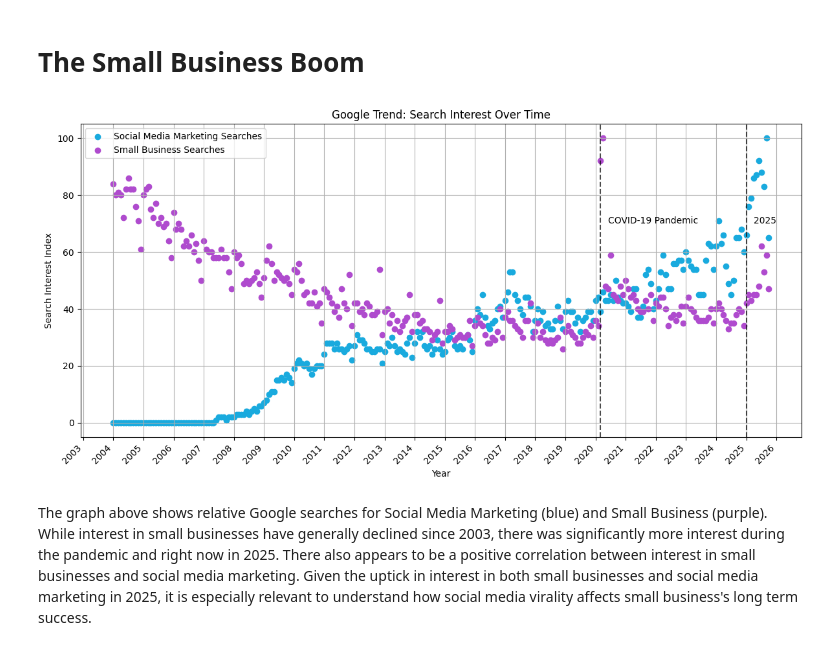
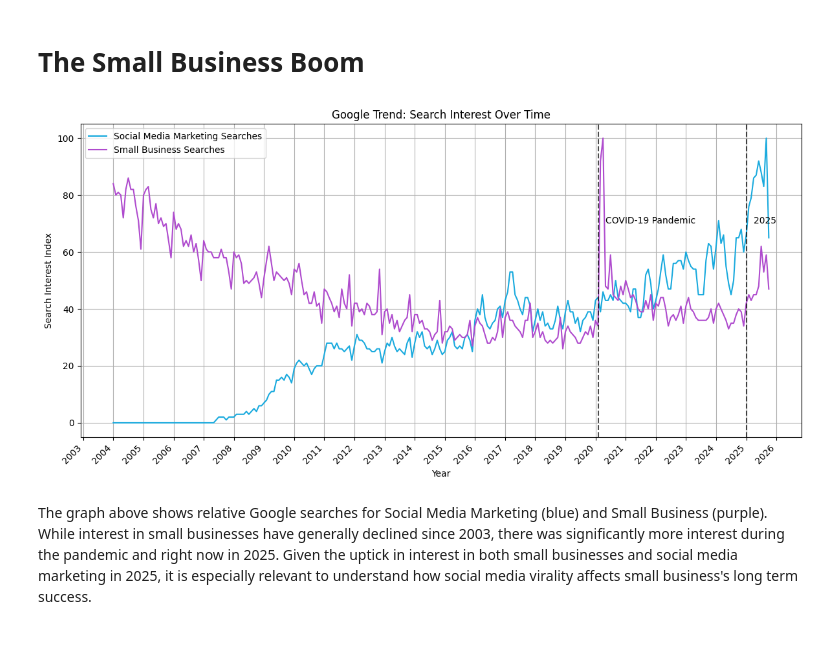
Before and after one commit to rladia/The-Small-Business-Boom, a Jupyter notebook: InitialDataCleaning.ipynb, the cells around one changed output. Cells and saved outputs as stored; diff of their text form; code cells hidden in the pictures.

```diff
--- a/InitialDataCleaning.ipynb
+++ b/InitialDataCleaning.ipynb
@@ -26,42 +29,38 @@ sm_df['Month'] = pd.to_datetime(sm_df['Month'])
 # %%
 # Plot both relationships on the same graph
 plt.figure(figsize=(12,6))
-plt.scatter(sm_df['Month'], sm_df['social media marketing: (United States)'], color='#19AADE', label='Social Media Marketing Searches')
-plt.scatter(biz_df['Month'], biz_df['small business: (United States)'], color='#AF4BCE', label='Small Business Searches')
-
-
+plt.plot(sm_df['Month'], sm_df['social media marketing: (United States)'], color='#19AADE', label='Social Media Marketing Searches')
+plt.plot(biz_df['Month'], biz_df['small business: (United States)'], color='#AF4BCE', label='Small Business Searches')
 
 #2025
 plt.axvline(x=pd.to_datetime('2025-01'), color='black', linestyle='--', alpha=0.7)
 plt.text(pd.to_datetime('2025-04'), sm_df['social media marketing: (United States)'].max()*0.7, '2025', color='black')
 
-
 #covid
-plt.axvline(x=pd.to_datetime('2020-03'), color='black', linestyle='--', alpha=0.7)
-plt.text(pd.to_datetime('2020-06'), sm_df['social media marketing: (United States)'].max()*0.7, 'COVID-19 Pandemic', color='black')
-
+plt.axvline(x=pd.to_datetime('2020-02'), color='black', linestyle='--', alpha=0.7)
+plt.text(pd.to_datetime('2020-05'), sm_df['social media marketing: (United States)'].max()*0.7, 'COVID-19 Pandemic', color='black')
 
 # 1. Get the current axes
 ax = plt.gca()
 
 # 2. Set the Major Locator to show a tick mark every YEAR
 ax.xaxis.set_major_locator(mdates.YearLocator())
 
 # 3. Set the Major Formatter to display the year (e.g., '2022')
 ax.xaxis.set_major_formatter(mdates.DateFormatter('%Y'))
 
 # 4. Optional: Rotate the labels for better readability
 plt.xticks(rotation=45, ha='right')
 
 # --- Final Touches ---
 plt.xlabel("Year")
 plt.ylabel("Search Interest Index")
 plt.title("Google Trend: Search Interest Over Time")
 plt.legend()
 plt.grid(True)
 plt.tight_layout() # Adjust layout to prevent labels from being cut off
 plt.show()
 # %% [output]
-[figure, old version]
+[figure, new version]
 # %% [markdown]
-The graph above shows relative Google searches for Social Media Marketing (blue) and Small Business (purple). While interest in small businesses have generally declined since 2003, there was significantly more interest during the pandemic and right now in 2025. There also appears to be a positive correlation between interest in small businesses and social media marketing. Given the uptick in interest in both small businesses and social media marketing in 2025, it is especially relevant to understand how social media virality affects small business's long term success.
+The graph above shows relative Google searches for Social Media Marketing (blue) and Small Business (purple). While interest in small businesses have generally declined since 2003, there was significantly more interest during the pandemic and right now in 2025. Given the uptick in interest in both small businesses and social media marketing in 2025, it is especially relevant to understand how social media virality affects small business's long term success.
```
Also changed, not shown: parts of 2 cells of this notebook.
